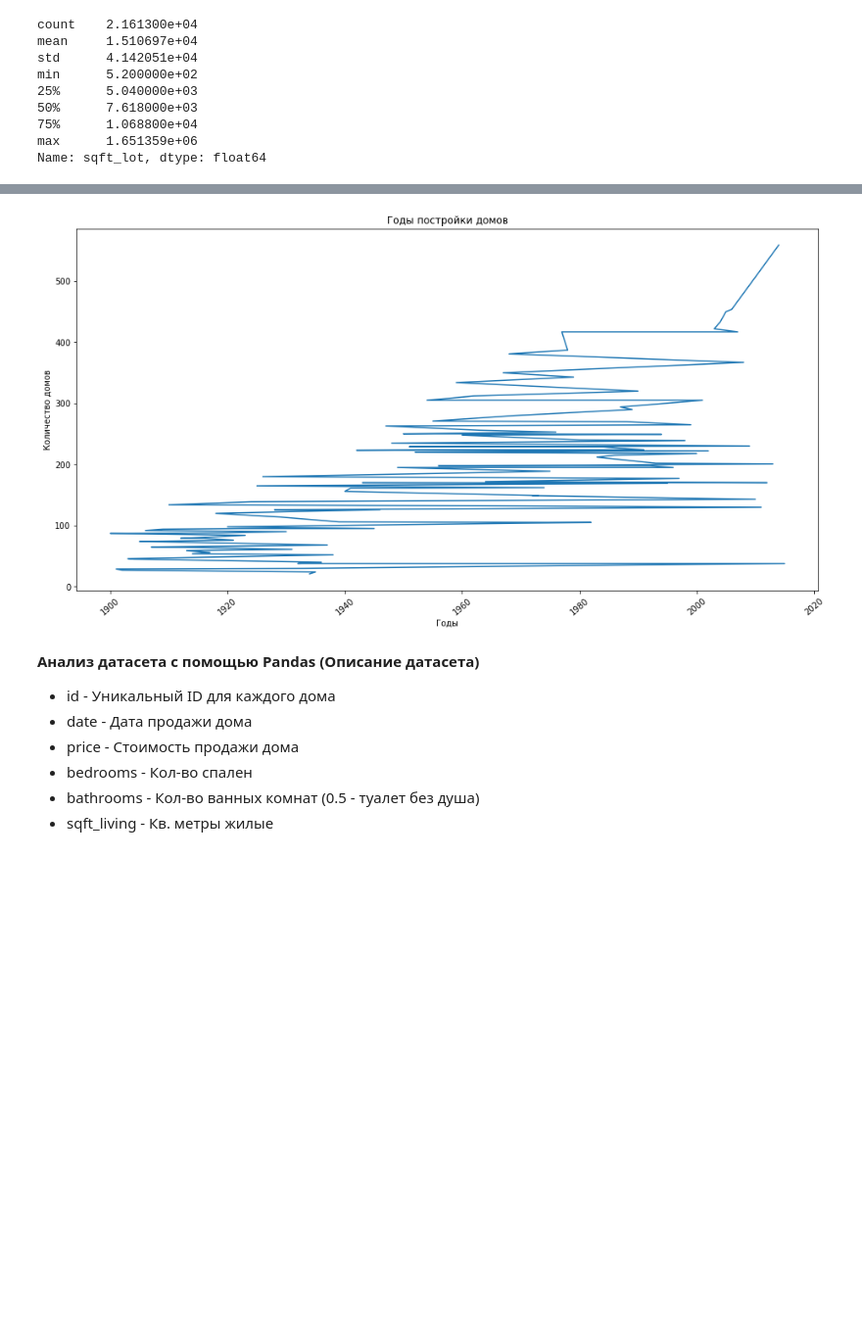
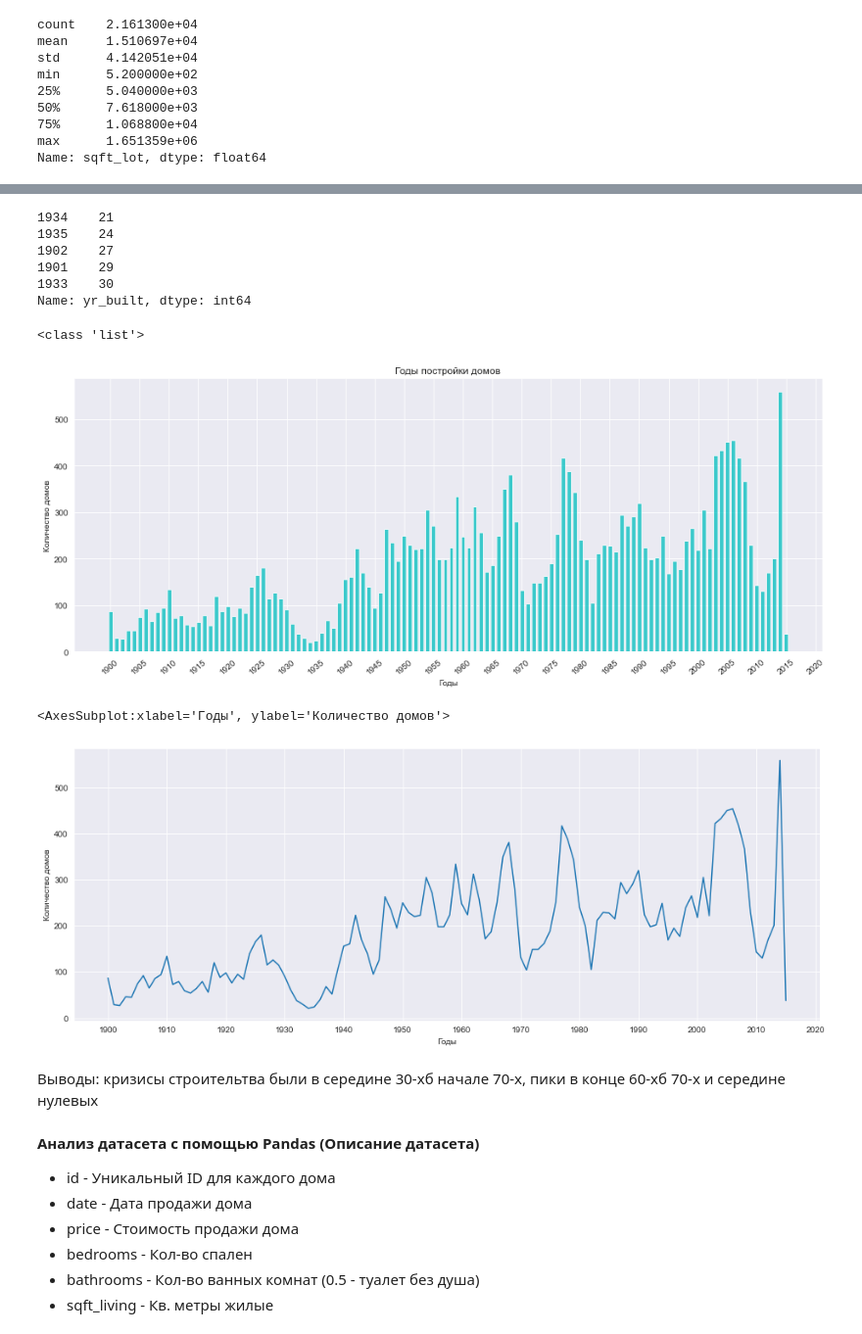
Before and after one commit to PhYziCiAN/python_for_analytics, a Jupyter notebook: PhY_for_An_Sem4_DZ.ipynb, the cells around one changed output, grey strips where cells are left out. Shown: that part at 98% size. Saved outputs shown, nothing was run; the diff lists cells and outputs as text; code cells hidden in the pictures; blank space fills up the shorter version.

```diff
--- a/PhY_for_An_Sem4_DZ.ipynb
+++ b/PhY_for_An_Sem4_DZ.ipynb
@@ -72,16 +74,43 @@ data1
+# %%
+data_yr = df['yr_built'].value_counts(ascending=True)
+data_yr.head()
+# %% [output]
+1934    21
+1935    24
+1902    27
+1901    29
+1933    30
+Name: yr_built, dtype: int64
+# %%
+years_list = [1900+i*10 for i in range (0,13)]
+print(type(years_array))
+# %% [output]
+<class 'list'>
 # %%
-data_yr = df['yr_built'].value_counts()
 names = data_yr.index
 values = data_yr.values
-plt.figure(figsize=(16, 8))
+yr_list = list(range(1900,2025,5))
+plt.figure(figsize=(16, 6))
+plt.bar(names,values, width=0.7, facecolor='c', alpha=0.75)
 plt.title('Годы постройки домов')
 plt.xlabel('Годы')
 plt.ylabel('Количество домов')
-# plt.bar(values, names)
-plt.plot(names, values)
-plt.xticks(rotation=40);
+plt.grid(True)
+plt.xticks(yr_list,rotation=40);
+plt.show()
+
+plt.figure(figsize=(16,6))
+plt.xlabel('Годы')
+plt.ylabel('Количество домов')
+plt.xticks(ticks=years_list)
+sns.set_style("darkgrid")
+sns.lineplot(data=data_yr, x=names,y=values)
 # %% [output]
-[figure, old version]
+[figure, new version]
+<AxesSubplot:xlabel='Годы', ylabel='Количество домов'>
+[figure, added]
+# %% [markdown]
+Выводы: кризисы строительтва были в середине 30-хб начале 70-х, пики в конце 60-хб 70-х и середине нулевых
 # %% [markdown]
 <b>Анализ датасета с помощью Pandas (Описание датасета)</b>
 - id - Уникальный ID для каждого дома
```
Also changed, not shown: parts of 10 cells of this notebook, 21 other files.
